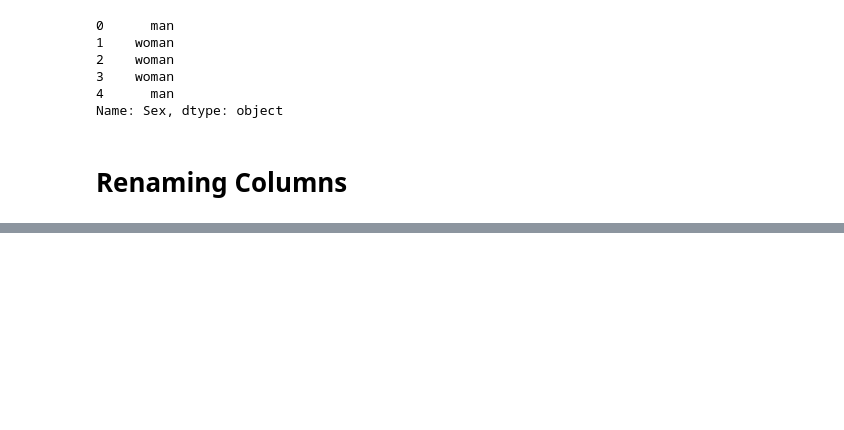
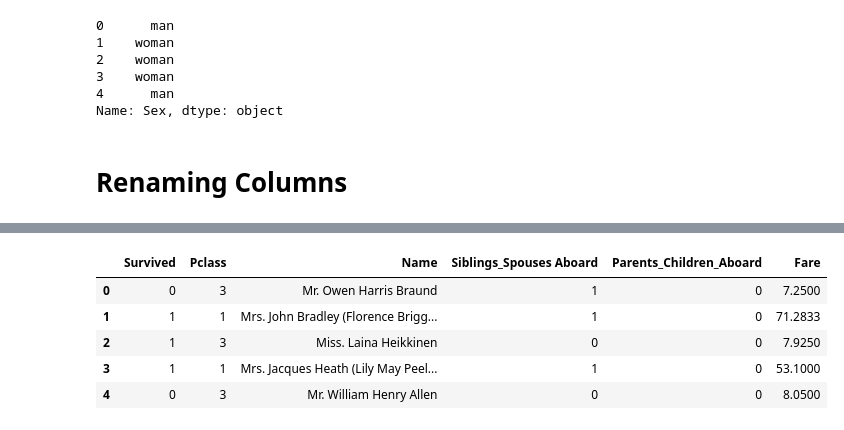
Before and after one commit to oscarm524/Python_Programming_for_Data_Science, a Jupyter notebook: Data_Wrangling/Data_Wrangling.ipynb, the cells around one changed output, grey strips where cells are left out. Saved outputs shown, nothing was run; the diff lists cells and outputs as text; code cells hidden in the pictures; blank space fills up the shorter version.

```diff
--- a/Data_Wrangling/Data_Wrangling.ipynb
+++ b/Data_Wrangling/Data_Wrangling.ipynb
@@ -142,0 +201,10 @@ titanic.rename(columns = {'Pclass': 'Passenger Class', 'Sex': 'Gender'}).head()
+# %%
+## Dropping the Age and Sex columns
+titanic.drop(['Age', 'Sex'], axis = 1).head()
+# %% [output]
+|  | Survived | Pclass | Name | Siblings_Spouses Aboard | Parents_Children_Aboard | Fare |
+| 0 | 0 | 3 | Mr. Owen Harris Braund | 1 | 0 | 7.2500 |
+| 1 | 1 | 1 | Mrs. John Bradley (Florence Brigg... | 1 | 0 | 71.2833 |
+| 2 | 1 | 3 | Miss. Laina Heikkinen | 0 | 0 | 7.9250 |
+| 3 | 1 | 1 | Mrs. Jacques Heath (Lily May Peel... | 1 | 0 | 53.1000 |
+| 4 | 0 | 3 | Mr. William Henry Allen | 0 | 0 | 8.0500 |
```
Also changed, not shown: parts of 12 cells of this notebook.
